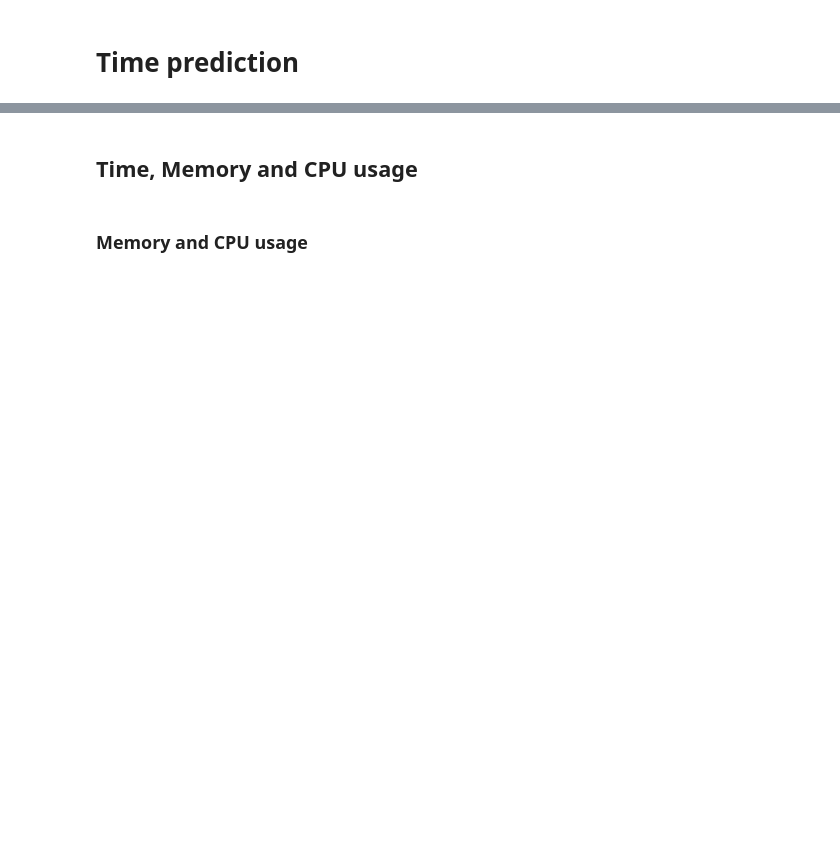
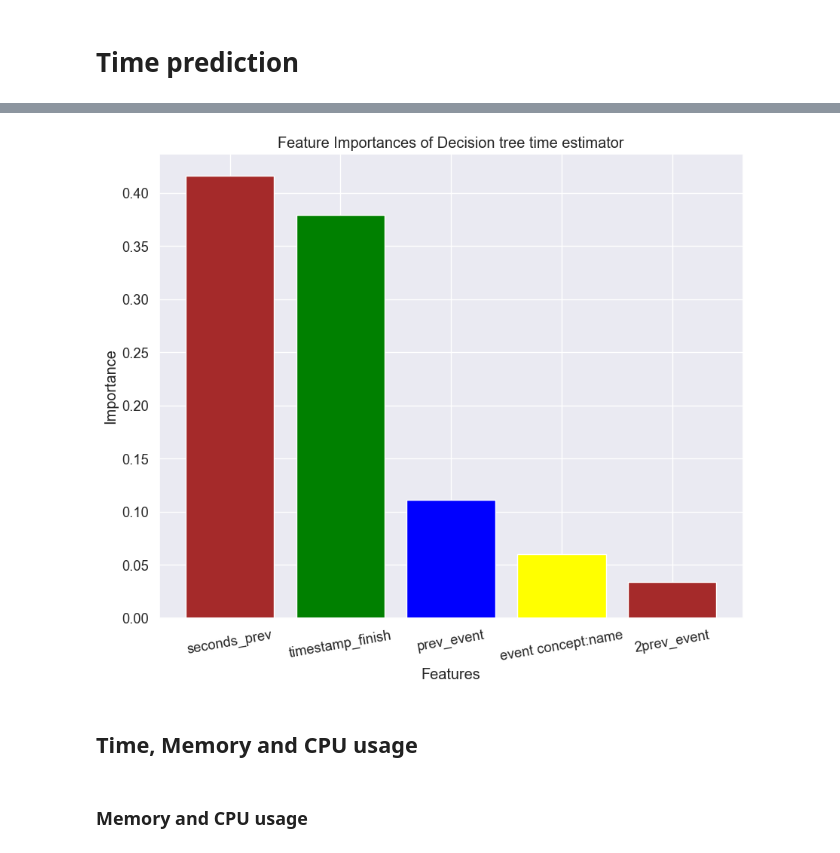
Before and after one commit to KonstantinGeorgiev0/Process-Mining, a Jupyter notebook: 4_Sprint2_models.ipynb, the cells around one changed output, grey strips where cells are left out. Cells and saved outputs as stored; diff of their text form; code cells hidden in the pictures; blank space fills up the shorter version.

```diff
--- a/4_Sprint2_models.ipynb
+++ b/4_Sprint2_models.ipynb
@@ -152,3 +254,49 @@ array([0.00384918, 0.00481503, 0.0045932 , 0.00854127, 0.97820133])
+# %%
+# calculate feature importances
+# feature_importances_dt_time = dt_time.feature_importances_
+
+# feature_names_dt_time = ['seconds_prev', 'timestamp_finish', 'prev_event', 'event concept:name', '2prev_event']
+# for feature_name_dt_time, importance_dt_time in zip(feature_names_dt_time, feature_importances_dt_time):
+#     print(f"{feature_name_dt_time}: {importance_dt_time:.4f}")
+
+# # sort the features by importance in descending order
+# inx = np.argsort(feature_importances_dt_time)[::-1]
+# sorted_imp_dt_time = feature_importances_dt_time[inx]
+
+# def feature_dt_time(sorted_imp_dt_time, feature_names_dt_time, title='Feature Importances'):
+#     """
+#     Plot a bar chart of feature importances of the decision tree model for time prediction.
+#     """
+
+#     plt.figure(figsize=(10, 6))
+#     plt.bar(feature_names_dt_time, sorted_imp_dt_time, color=['brown', 'green', 'blue', 'yellow'])
+#     plt.xticks(rotation=45)
+#     plt.xlabel('Features')
+#     plt.ylabel('Importance')
+#     plt.title(title)
+#     plt.show()
+
+# feature importances for the Decision Tree time estimation model
+# feature_dt_event(sorted_imp_dt_time, feature_names_dt_time, title='Decision Tree Feature Importances')
+
+
+# get feature importances and their names
+feature_importances_dt_time = dt_time.feature_importances_
+feature_names_dt_time = ['seconds_prev', 'timestamp_finish', 'prev_event', 'event concept:name', '2prev_event']
+
+# sort the features by importance in descending order
+inx = np.argsort(feature_importances_dt_time)[::-1]
+sorted_imp_dt_time = feature_importances_dt_time[inx]
+
+plt.figure(figsize=(10, 8))
+plt.bar(feature_names_dt_time, sorted_imp_dt_time, color=['brown', 'green', 'blue', 'yellow'])
+plt.xticks(rotation=10)
+plt.title('Feature Importances of Decision tree time estimator')
+plt.xlabel('Features')
+plt.ylabel('Importance')
+plt.show()
+# %% [output]
+[figure, added]
 # %% [markdown]
 ## Time, Memory and CPU usage
 # %% [markdown]
```
Also changed, not shown: parts of 13 cells of this notebook.
